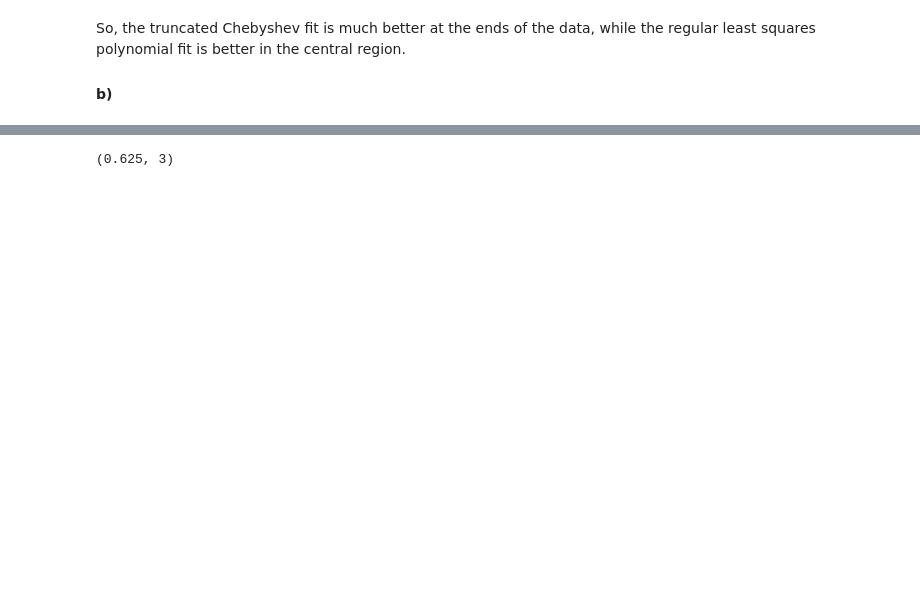
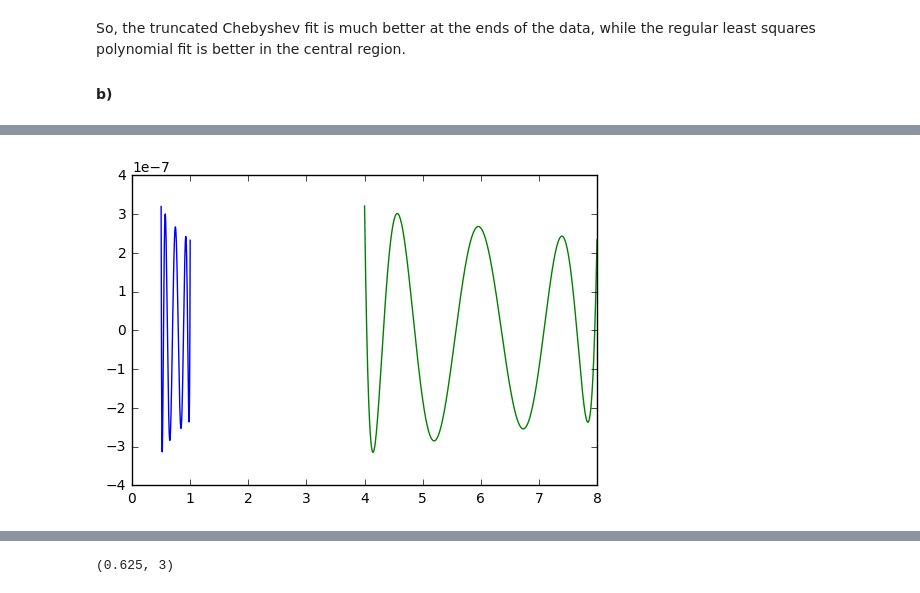
Before and after one commit to tristanmenard/phys512-problem-sets, a Jupyter notebook: ProblemSet2/PS2.ipynb, the cells around one changed output, grey strips where cells are left out. Saved outputs shown, nothing was run; the diff lists cells and outputs as text; code cells hidden in the pictures; blank space fills up the shorter version.

```diff
--- a/ProblemSet2/PS2.ipynb
+++ b/ProblemSet2/PS2.ipynb
@@ -94,0 +214,7 @@ So, the truncated Chebyshev fit is much better at the ends of the data, while th
+# %%
+plt.plot(xk, A+ik-np.log2(xk))
+plt.plot(xk1, A1+ik1-np.log2(xk1))
+# plt.xlim(0.95,1.05)
+plt.show()
+# %% [output]
+[figure, added]
```
Also changed, not shown: parts of 34 cells of this notebook.
